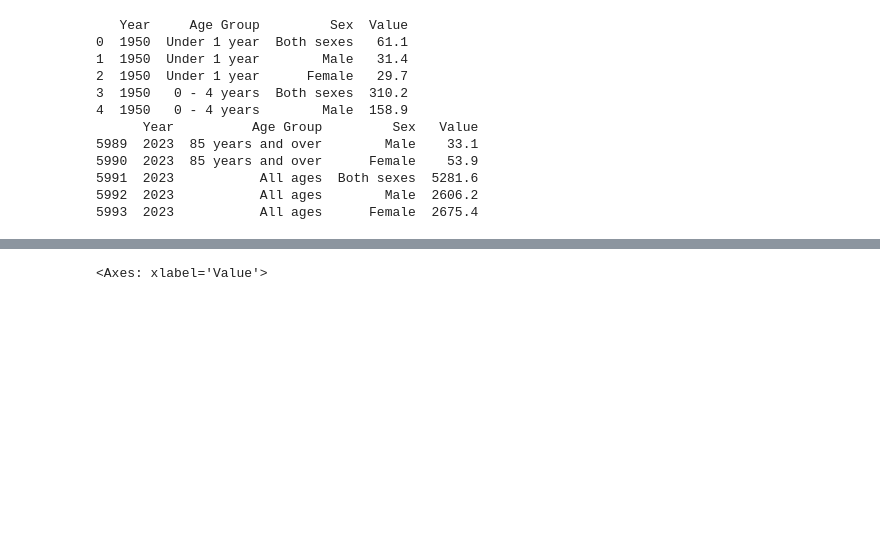
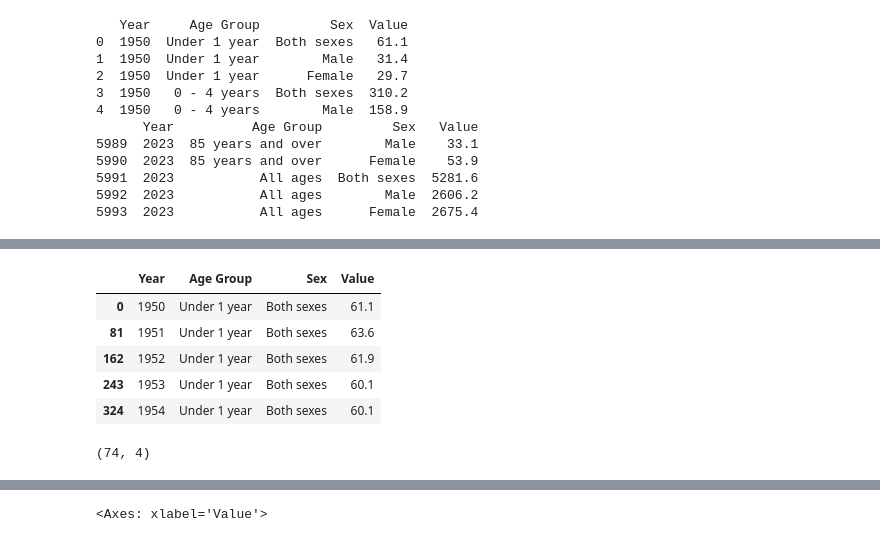
Before and after one commit to TunahanINCE/Population-in-Ireland, a Jupyter notebook: CA-1.ipynb, the cells around one changed output, grey strips where cells are left out. Cells and saved outputs as stored; diff of their text form; code cells hidden in the pictures; blank space fills up the shorter version.

```diff
--- a/CA-1.ipynb
+++ b/CA-1.ipynb
@@ -339,0 +286,14 @@ def ecdf(data):
+# %%
+Under_1_year=df[(df["Age Group"]=="Under 1 year")  & (df["Sex"]=="Both sexes" )]
+Under_1_year.head(5)
+# %% [output]
+|  | Year | Age Group | Sex | Value |
+| 0 | 1950 | Under 1 year | Both sexes | 61.1 |
+| 81 | 1951 | Under 1 year | Both sexes | 63.6 |
+| 162 | 1952 | Under 1 year | Both sexes | 61.9 |
+| 243 | 1953 | Under 1 year | Both sexes | 60.1 |
+| 324 | 1954 | Under 1 year | Both sexes | 60.1 |
+# %%
+Under_1_year.shape
+# %% [output]
+(74, 4)
```
Also changed, not shown: parts of 76 cells of this notebook.
